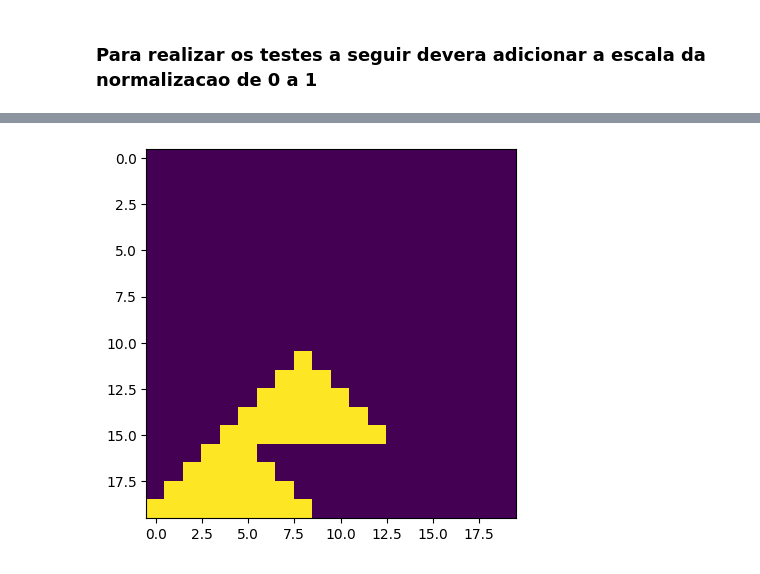
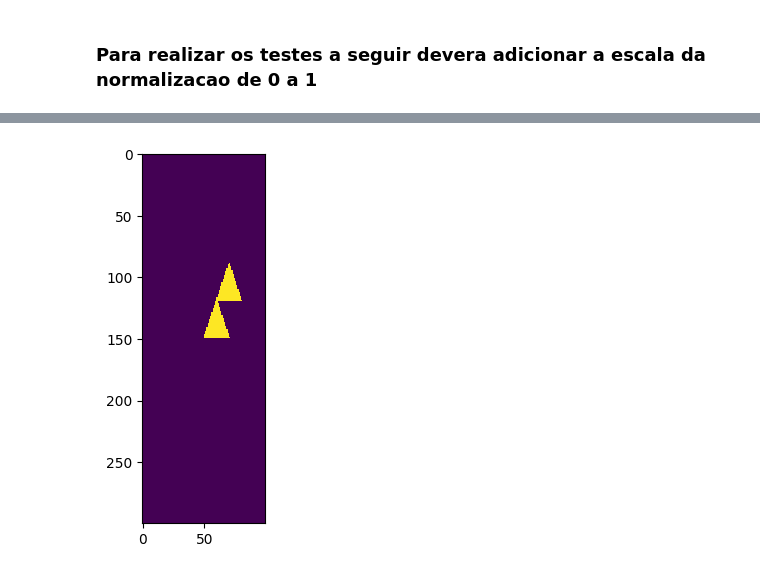
Before and after one commit to Beloin/PythonGraphicLibrary, a Jupyter notebook: test.ipynb, the cells around one changed output, grey strips where cells are left out. Drawn from its saved outputs; the diff is of its cells as text; code cells hidden in the pictures.

```diff
--- a/test.ipynb
+++ b/test.ipynb
@@ -140,26 +158,26 @@ plt.show()
 # %%
-scale_x, scale_y = (20, 20)
+scale_x, scale_y = (100, 300)
 scale = (scale_x, scale_y)
 
 #           (.2, .2)
 #
 #  (.0, .0)            (.4, .0)
 triangle  = [(.0, .0), (.2, .2), (.4, .0)]
 polygon = draw_polygon(triangle, scale)
 fill_polygon(polygon, scale)
 
 #           (.2, .2)
 #
 #  (.0, .0)            (.4, .0)
 triangle  = [(.2, .2), (.4, .4), (.6, .2)]
 polygon2 = draw_polygon(triangle, scale)
 fill_polygon(polygon2, scale)
 
 mx = [[0 for _ in range(scale_x)] for _ in range(scale_y)]
 insert_points(mx, polygon)
 insert_points(mx, polygon2)
 
 plt.imshow(convert_img(mx), interpolation='nearest')
 plt.show()
 # %% [output]
-[figure, old version]
+[figure, new version]
```
Also changed, not shown: parts of 15 cells of this notebook, 2 other files.
